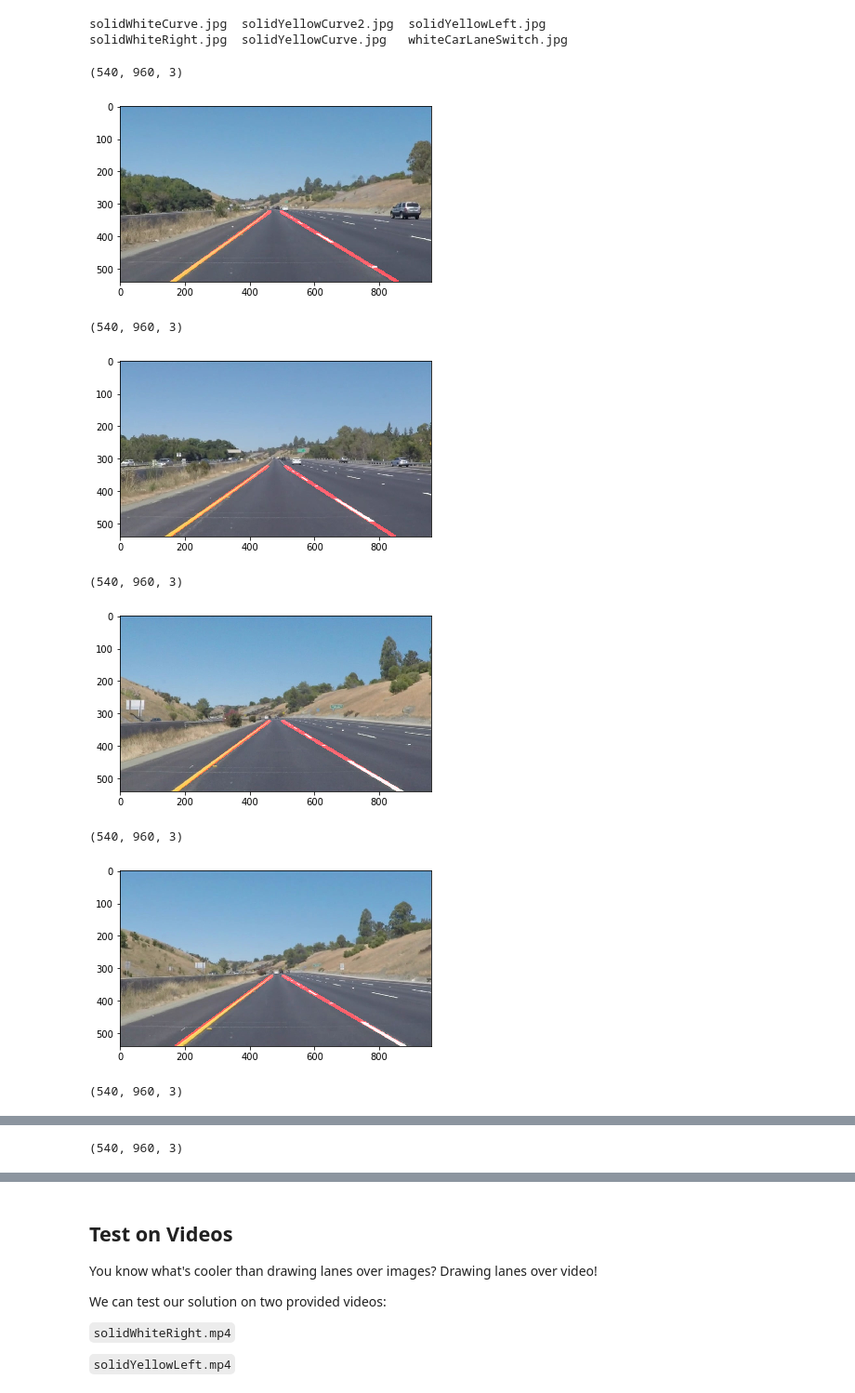
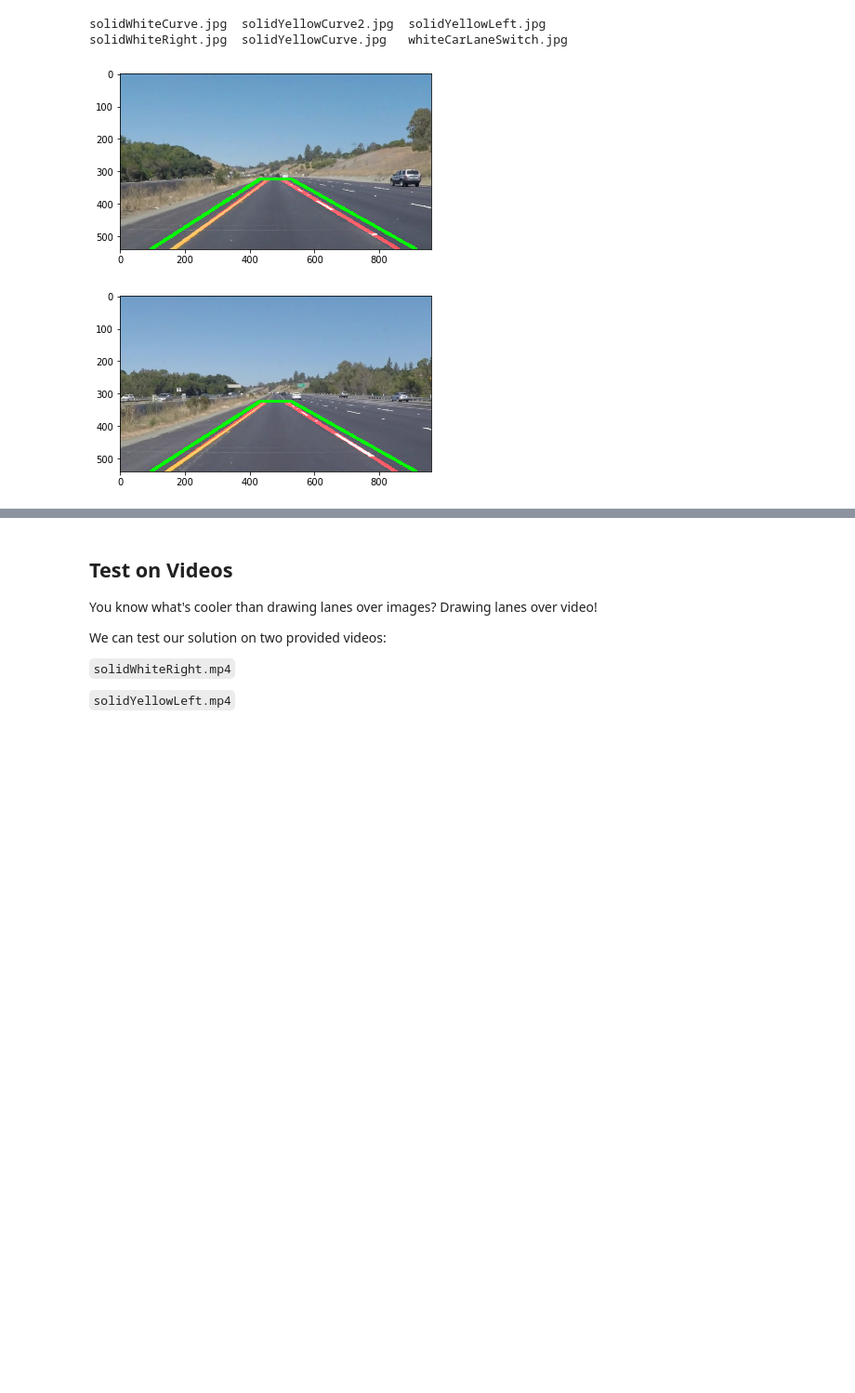
Before and after one commit to wizardkeven/CarND-LaneLines-P1, a Jupyter notebook: P1.ipynb, the cells around one changed output, grey strips where cells are left out. Shown at 93% size. Cells and saved outputs as stored; diff of their text form; code cells hidden in the pictures; blank space fills up the shorter version.

```diff
--- a/P1.ipynb
+++ b/P1.ipynb
@@ -62,0 +69,6 @@ This image is: <class 'numpy.ndarray'> with dimensions: (540, 960, 3)
+# %%
+import scipy.misc as mc
+mc.imsave('test_images_output/save_test_image.jpg',image)
+# plt.imsave('test_images_output/save_test_image.jpg',image)
+im = mpimg.imread('test_images_output/save_test_image.jpg')
+plt.imshow(im)
@@ -266,9 +281,7 @@ __Copy images in test_images to test_image_backup directory__
 solidWhiteCurve.jpg  solidYellowCurve2.jpg  solidYellowLeft.jpg
 solidWhiteRight.jpg  solidYellowCurve.jpg   whiteCarLaneSwitch.jpg
 # %%
-# TODO: Build your pipeline that will draw lane lines on the test_images
 # then save them to the test_images directory.
-
 #load images from folder
 images = [] # image containaer
 test_image_dir = 'test_images/'
@@ -292,16 +305,16 @@ max_line_gap = 300    # maximum gap in pixels between connectable line segments
 
 # This time we are defining a four sided polygon to mask
 imshape = images[0][1].shape
-vertices = np.array([[(110,imshape[0]-1),
-                      (imshape[1]*0.5-30, imshape[0]*0.6),
-                      (imshape[1]*0.5+40, imshape[0]*0.6),
-                      (imshape[1]-40,imshape[0]-1)]],
+vertices = np.array([[(imshape[1]*0.1,imshape[0]-1),
+                      (imshape[1]*0.45, imshape[0]*0.6),
+                      (imshape[1]*0.55, imshape[0]*0.6),
+                      (imshape[1]*0.95,imshape[0]-1)]],
                     dtype=np.int32)
 
 #Find the right vertices
 #######################################################
 # draw lines over an array
-def draw_li(img, lines, color=[0, 255, 0], thickness=2):
+def draw_li(img, lines, color=[0, 255, 0], thickness=10):
     for line in lines:
         cv2.line(img, (line[0], line[1]), (line[2], line[3]), color, thickness)
 
@@ -313,57 +326,59 @@ ver_m = np.array([[vert[0][0],vert[0][1],vert[1][0],vert[1][1]],
 #########################################################
 
 # show image
-def show_image(im):
+def show_image(im,figsize=(108,192),titles = None):
     if im is not None:
         if isinstance(im, list):
-            for img in im:
-                plt.imshow(img)
-                plt.show()
+            fig = plt.figure(figsize=figsize)
+            rows = len(im)//2+1 if len(im)%2 ==1 else len(im)//2
+            for i in range(len(im)):
+                sp =fig.add_subplot(rows,2,i+1)
+#                 sp.axis('off')
+                if titles is not None:
+                    sp.set_title(titles[i],fontweight="bold",fontsize=100)
+                plt.imshow(im[i])
         else:
             plt.imshow(im)
-            plt.show()
+        plt.show()
     else:
         print('No image!')
 # imag = images[0]
 
 def draw_lane(img):
     # Read in and grayscale the image
     gray = grayscale(img)
     # apply Gaussian smoothing
     blur_gray = gaussian_blur(gray,kernel_size)
     # apply Canny for color filter
     edges = canny(blur_gray, low_threshold, high_threshold)
     # apply region selection
     masked_edges = region_of_interest(edges, vertices)
     # make a copy of image
     im_show = np.copy(img)
     # Run Hough on edge detected image
     # Output "lines" is an array containing endpoints of detected line segments
     line_image = hough_lines(masked_edges, rho, theta, threshold, min_line_length, max_line_gap)
     # Create a "color" binary image to combine with line image
 #     color_edges = np.dstack((edges, edges, edges))
         # Draw the lines on the edge image
 #     lines_edges = weighted_img(color_edges,line_image)
     lines_edges = weighted_img(im_show,line_image)
     return lines_edges
-
-for pair in images:
-    filename, image = pair
-    im = np.copy(image)
-    img = draw_lane(im)
-#     draw_li(lines_edges,ver_m)
+# processed =[]
+# image_titles = []
+for pair in images[:2]:
+    filename, image_file = pair
+    copy_image_file = np.copy(image_file)
+    laned_image = draw_lane(copy_image_file)
+    draw_li(laned_image,ver_m)
 #     saved_filename = 'lane_lined_'+filename
-#     image.save('test_images_output/'+saved_filename)
-#     mpimg.imsave('test_images_output/'+saved_filename,image)
-    print(image.shape)
-    show_image(img)
+#     save_file = 'test_images_output/'+saved_filename
+#     mc.imsave(save_file,img)
+#     saved = mpimg.imread(save_file)
+#     show_image(saved)
+#     processed.append(laned_image)
+#     image_titles.append(filename)
+    show_image(laned_image)
 # %% [output]
-(540, 960, 3)
-[figure, old version]
+[figure, new version]
-(540, 960, 3)
-[figure, old version]
+[figure, new version]
-(540, 960, 3)
-[figure, removed]
-(540, 960, 3)
-[figure, removed]
-(540, 960, 3)
@@ -371 +384,0 @@ for pair in images:
-(540, 960, 3)
```
Also changed, not shown: parts of 50 cells of this notebook, 8 other files.
